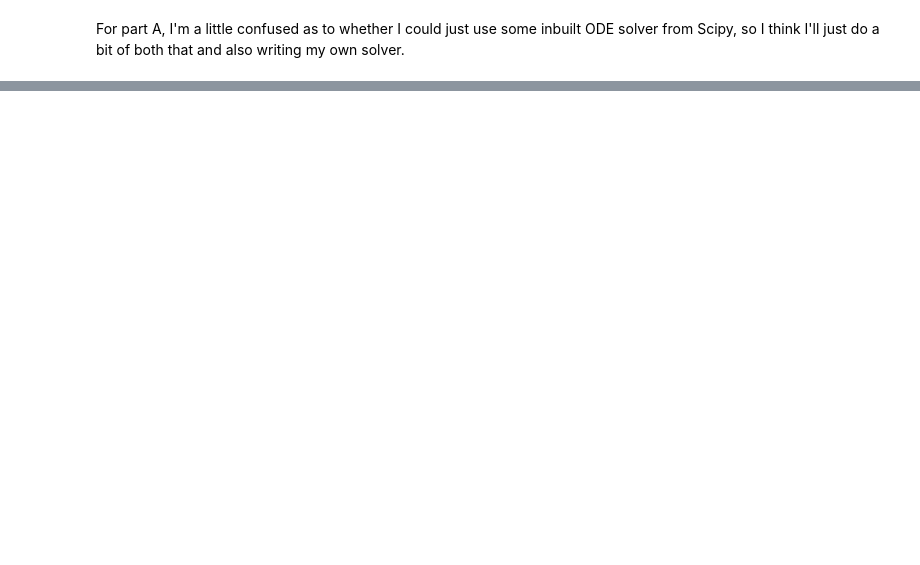
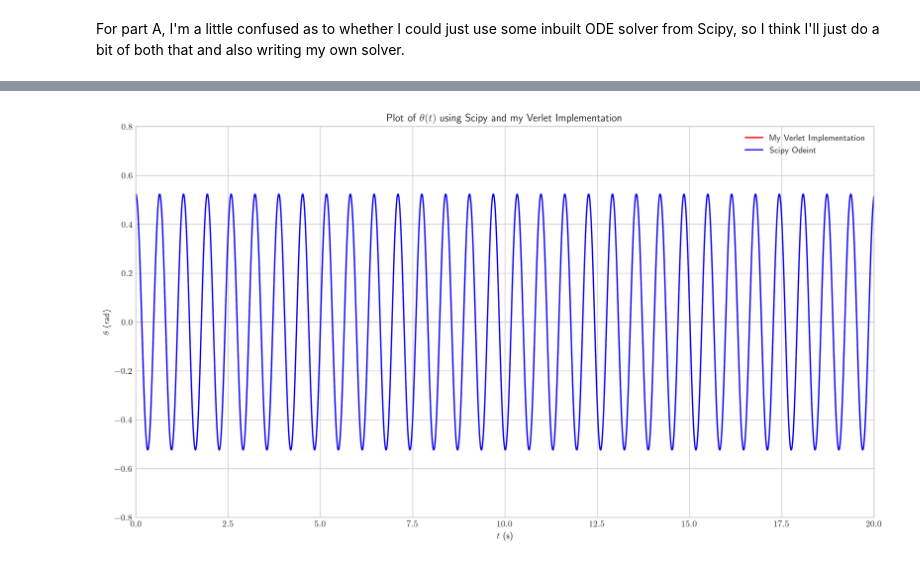
Before and after one commit to jhudda/mech-sheet, a Jupyter notebook: q1.ipynb, the cells around one changed output, grey strips where cells are left out. Saved outputs shown, nothing was run; the diff lists cells and outputs as text; code cells hidden in the pictures; blank space fills up the shorter version.

```diff
--- a/q1.ipynb
+++ b/q1.ipynb
@@ -32,0 +67,25 @@ theta = np.zeros(1, )
+# %%
+# Defining the differential function for the system described above
+def pend(y, t, omega2):
+    theta, psi = y
+    dydt = [psi, -omega2 * np.sin(theta)]
+    return dydt
+
+y0 = [30 * np.pi / 180, 0] # Initial conditions
+sol = odeint(pend, y0, t, args=(omega2, )) # Calling the scipy ODE solver
+
+# Setting a couple of plot parameters
+plt.figure(figsize=(15, 8), dpi=300)
+plt.xlim(0, 20)
+plt.xlabel('$t$ (s)')
+plt.ylim(-0.8, 0.8)
+plt.ylabel('$\\theta$ (rad)')
+plt.title('Plot of $\\theta(t)$ using Scipy and my Verlet Implementation')
+
+plt.plot(t, theta, label='My Verlet Implementation', color='r')
+plt.plot(t, sol[:, 0], color='b', label='Scipy Odeint')
+#plt.plot(t, theta_0 * np.cos(np.sqrt(omega2) * t), label='Small Angle Approximation', color='k')
+plt.legend()
+plt.show()
+# %% [output]
+[figure, added]
```
Also changed, not shown: parts of 13 cells of this notebook.
